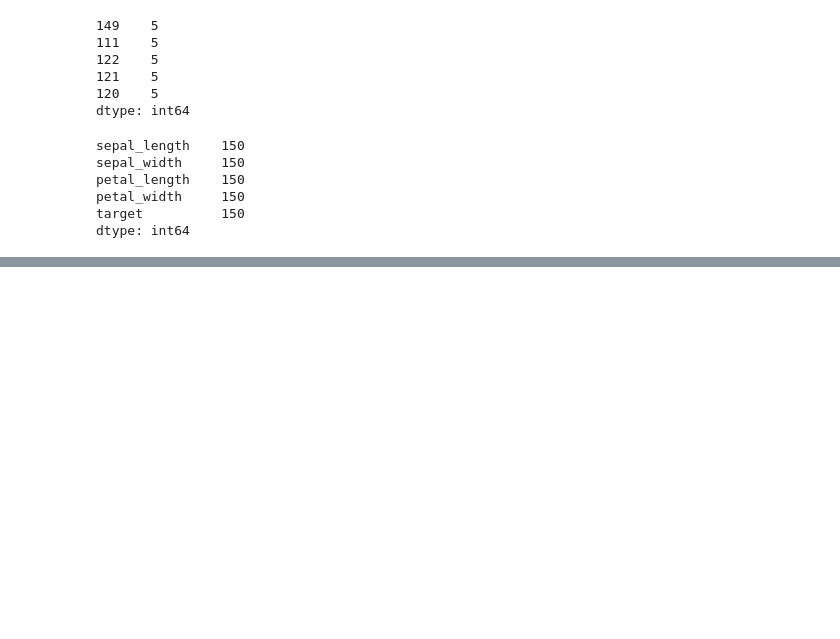
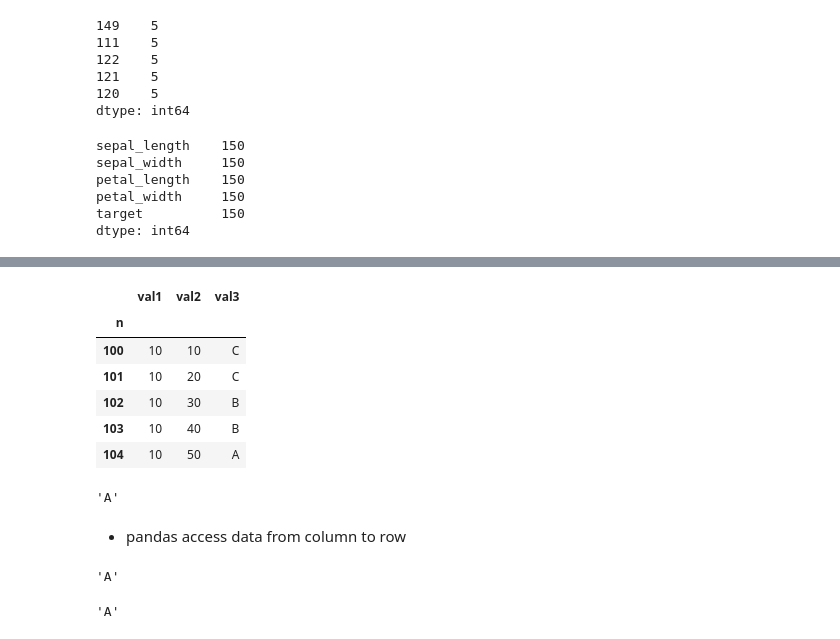
Before and after one commit to homemix/python-for-data-science, a Jupyter notebook: notebooks/Chapter 2 - Data Munging/Data loading and preprocessing with pandas.ipynb, the cells around one changed output, grey strips where cells are left out. Saved outputs shown, nothing was run; the diff lists cells and outputs as text; code cells hidden in the pictures; blank space fills up the shorter version.

```diff
--- a/notebooks/Chapter 2 - Data Munging/Data loading and preprocessing with pandas.ipynb
+++ b/notebooks/Chapter 2 - Data Munging/Data loading and preprocessing with pandas.ipynb
@@ -392,0 +405,29 @@ dtype: int64
+# %%
+# specify the index column
+dataset = pd.read_csv('../../data/a_selection_example_1.csv',index_col=0)
+dataset
+# %% [output]
+|  | val1 | val2 | val3 |
+| n |  |  |  |
+| 100 | 10 | 10 | C |
+| 101 | 10 | 20 | C |
+| 102 | 10 | 30 | B |
+| 103 | 10 | 40 | B |
+| 104 | 10 | 50 | A |
+# %%
+# accessing data
+dataset['val3'][104]
+# %% [output]
+'A'
+# %% [markdown]
+- pandas access data from column to row
+# %%
+# Loc function
+dataset.loc[104,'val3']
+# %% [output]
+'A'
+# %%
+# and index based location
+dataset.iloc[4,2]
+# %% [output]
+'A'
```
Also changed, not shown: parts of 4 cells of this notebook, 2 other files.
